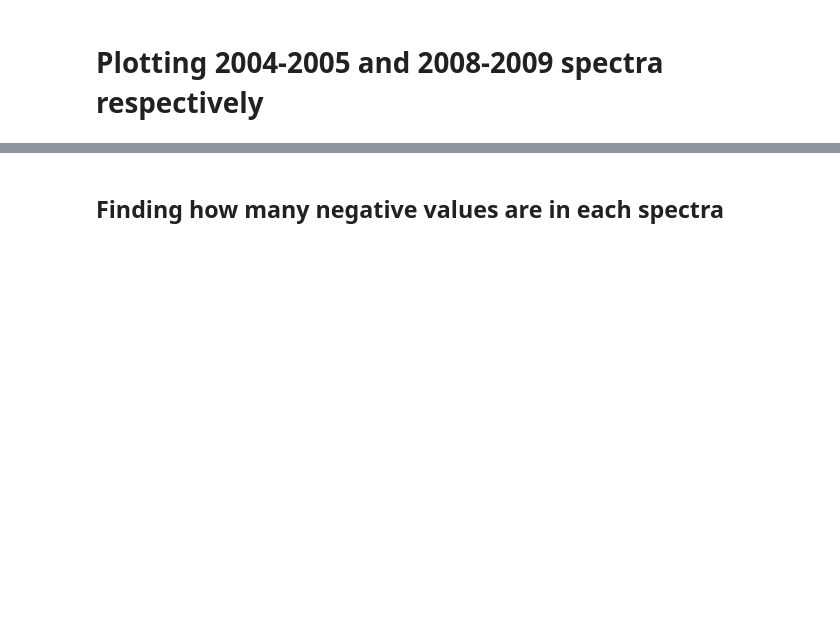
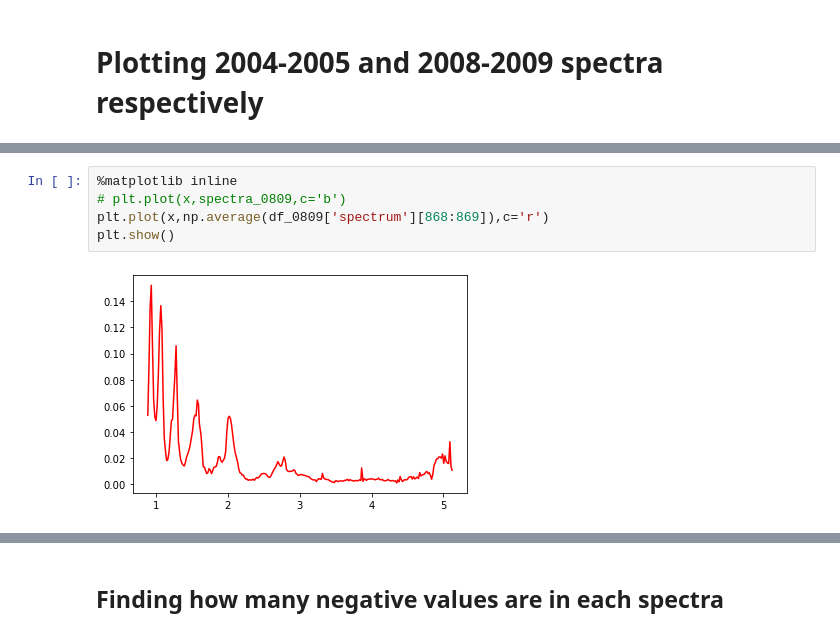
Before and after one commit to lucaslibshutz/spectralResearch, a Jupyter notebook: csv_spectra.ipynb, the cells around one changed output, grey strips where cells are left out. Drawn from its saved outputs; the diff is of its cells as text; blank space fills up the shorter version.

```diff
--- a/csv_spectra.ipynb
+++ b/csv_spectra.ipynb
@@ -73,0 +83,7 @@ df_0809.loc[(df_0809['fileid'] == 43962) & (df_0809['latitude'] == -10.400769) &
+# %%
+%matplotlib inline
+# plt.plot(x,spectra_0809,c='b')
+plt.plot(x,np.average(df_0809['spectrum'][868:869]),c='r')
+plt.show()
+# %% [output]
+[figure, added]
```
Also changed, not shown: parts of 12 cells of this notebook, 2 other files.
